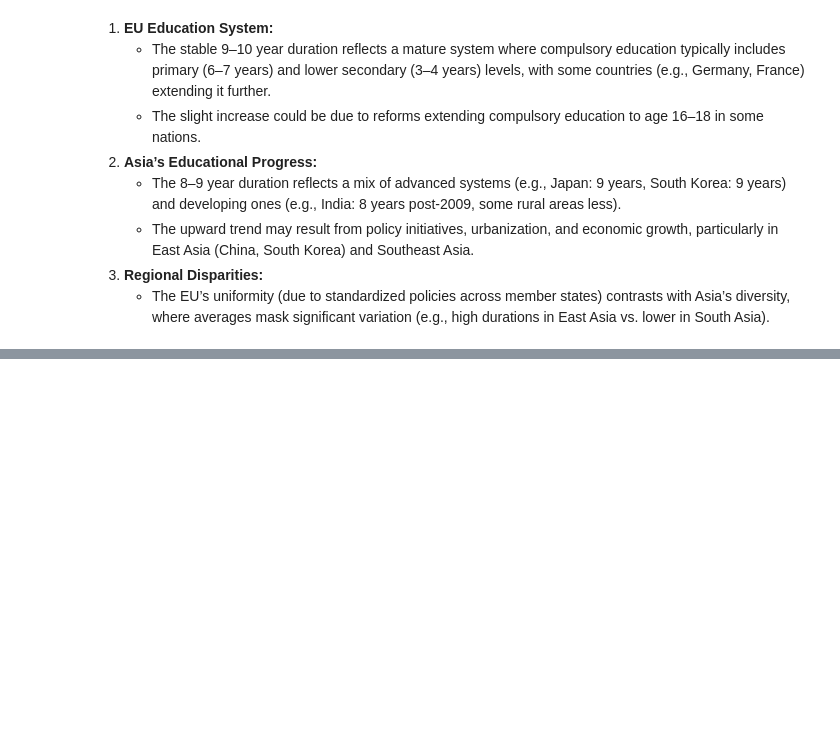
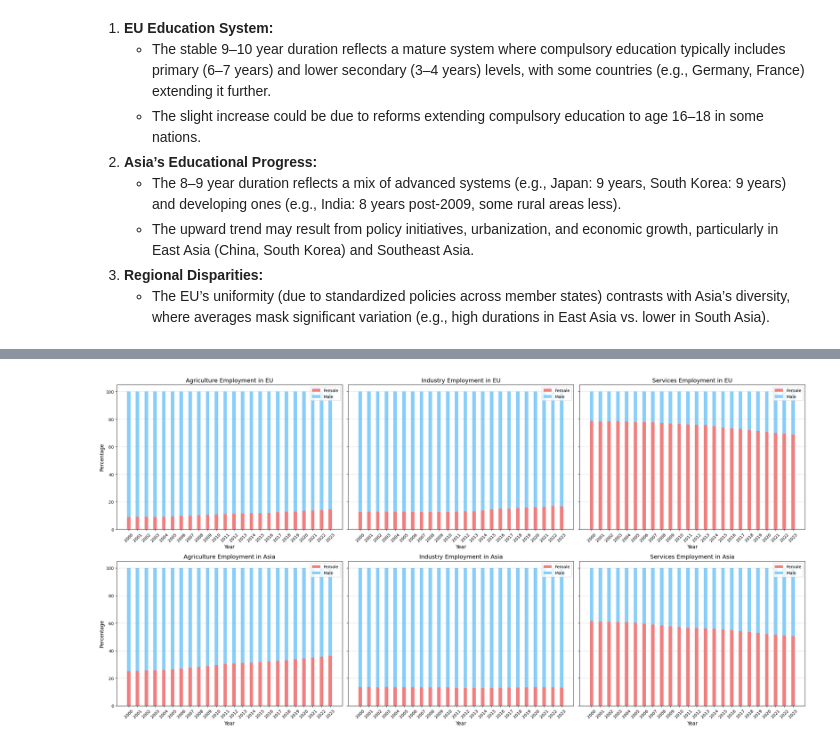
Before and after one commit to truongthuankiet1990gmailcom/Data-Visualization-HW2, a Jupyter notebook: 22127224_22127254.ipynb, the cells around one changed output, grey strips where cells are left out. Drawn from its saved outputs; the diff is of its cells as text; code cells hidden in the pictures; blank space fills up the shorter version.

```diff
--- a/22127224_22127254.ipynb
+++ b/22127224_22127254.ipynb
@@ -757,0 +815,90 @@ plt.show()
+# %%
+female_cols = ['Female Employment in Agriculture(%)', 'Female Employment in Industry(%)', 'Female Employment in Services(%)']
+avg_percentages_asia_female_by_year = Asia_df.groupby('Year')[female_cols].mean()
+avg_percentages_eu_female_by_year = EU_df.groupby('Year')[female_cols].mean()
+avg_percentages_asia_female_by_year['Male Employment in Agriculture(%)'] = 100 - avg_percentages_asia_female_by_year['Female Employment in Agriculture(%)']
+avg_percentages_asia_female_by_year['Male Employment in Industry(%)'] = 100 - avg_percentages_asia_female_by_year['Female Employment in Industry(%)']
+avg_percentages_asia_female_by_year['Male Employment in Services(%)'] = 100 - avg_percentages_asia_female_by_year['Female Employment in Services(%)']
+
+avg_percentages_eu_female_by_year['Male Employment in Agriculture(%)'] = 100 - avg_percentages_eu_female_by_year['Female Employment in Agriculture(%)']
+avg_percentages_eu_female_by_year['Male Employment in Industry(%)'] = 100 - avg_percentages_eu_female_by_year['Female Employment in Industry(%)']
+avg_percentages_eu_female_by_year['Male Employment in Services(%)'] = 100 - avg_percentages_eu_female_by_year['Female Employment in Services(%)']
+
+fig, axes = plt.subplots(2, 3, figsize=(24, 12), sharey=True)  # 2 rows, 3 columns
+
+bar_width = 0.4
+years_eu = np.array(EU_df['Year'].unique())
+years_asia = np.array(Asia_df['Year'].unique())
+
+# EU - Agriculture
+axes[0, 0].bar(years_eu, avg_percentages_eu_female_by_year['Female Employment in Agriculture(%)'], width=bar_width, label='Female', color='lightcoral')
+axes[0, 0].bar(years_eu, avg_percentages_eu_female_by_year['Male Employment in Agriculture(%)'], width=bar_width, label='Male', color='lightskyblue',
+                bottom=avg_percentages_eu_female_by_year['Female Employment in Agriculture(%)'])
+axes[0, 0].set_title('Agriculture Employment in EU', fontsize=14)
+axes[0, 0].set_xlabel('Year', fontsize=12)
+axes[0, 0].set_ylabel('Percentage', fontsize=12)
+axes[0, 0].set_xticks(years_eu)
+axes[0, 0].tick_params(axis='x', rotation=45)
+axes[0, 0].legend(loc='upper right')
+axes[0, 0].grid(axis='y', linestyle="--", alpha=0.6)
+
+# EU - Industry
+axes[0, 1].bar(years_eu, avg_percentages_eu_female_by_year['Female Employment in Industry(%)'], width=bar_width, label='Female', color='lightcoral')
+axes[0, 1].bar(years_eu, avg_percentages_eu_female_by_year['Male Employment in Industry(%)'], width=bar_width, label='Male', color='lightskyblue',
+                bottom=avg_percentages_eu_female_by_year['Female Employment in Industry(%)'])
+axes[0, 1].set_title('Industry Employment in EU', fontsize=14)
+axes[0, 1].set_xlabel('Year', fontsize=12)
+axes[0, 1].set_xticks(years_eu)
+axes[0, 1].tick_params(axis='x', rotation=45)
+axes[0, 1].legend(loc='upper right')
+axes[0, 1].grid(axis='y', linestyle="--", alpha=0.6)
+
+# EU - Services
+axes[0, 2].bar(years_eu, avg_percentages_eu_female_by_year['Female Employment in Services(%)'], width=bar_width, label='Female', color='lightcoral')
+axes[0, 2].bar(years_eu, avg_percentages_eu_female_by_year['Male Employment in Services(%)'], width=bar_width, label='Male', color='lightskyblue',
+                bottom=avg_percentages_eu_female_by_year['Female Employment in Services(%)'])
+axes[0, 2].set_title('Services Employment in EU', fontsize=14)
+axes[0, 2].set_xlabel('Year', fontsize=12)
+axes[0, 2].set_xticks(years_eu)
+axes[0, 2].tick_params(axis='x', rotation=45)
+axes[0, 2].legend(loc='upper right')
+axes[0, 2].grid(axis='y', linestyle="--", alpha=0.6)
+
+# ASIA - Agriculture
+axes[1, 0].bar(years_asia, avg_percentages_asia_female_by_year['Female Employment in Agriculture(%)'], width=bar_width, label='Female', color='lightcoral')
+axes[1, 0].bar(years_asia, avg_percentages_asia_female_by_year['Male Employment in Agriculture(%)'], width=bar_width, label='Male', color='lightskyblue',
+                bottom=avg_percentages_asia_female_by_year['Female Employment in Agriculture(%)'])
+axes[1, 0].set_title('Agriculture Employment in Asia', fontsize=14)
+axes[1, 0].set_xlabel('Year', fontsize=12)
+axes[1, 0].set_ylabel('Percentage', fontsize=12)
+axes[1, 0].set_xticks(years_asia)
+axes[1, 0].tick_params(axis='x', rotation=45)
+axes[1, 0].legend(loc='upper right')
+axes[1, 0].grid(axis='y', linestyle="--", alpha=0.6)
+
+# ASIA - Industry
+axes[1, 1].bar(years_asia, avg_percentages_asia_female_by_year['Female Employment in Industry(%)'], width=bar_width, label='Female', color='lightcoral')
+axes[1, 1].bar(years_asia, avg_percentages_asia_female_by_year['Male Employment in Industry(%)'], width=bar_width, label='Male', color='lightskyblue',
+                bottom=avg_percentages_asia_female_by_year['Female Employment in Industry(%)'])
+axes[1, 1].set_title('Industry Employment in Asia', fontsize=14)
+axes[1, 1].set_xlabel('Year', fontsize=12)
+axes[1, 1].set_xticks(years_asia)
+axes[1, 1].tick_params(axis='x', rotation=45)
+axes[1, 1].legend(loc='upper right')
+axes[1, 1].grid(axis='y', linestyle="--", alpha=0.6)
+
+# ASIA - Services
+axes[1, 2].bar(years_asia, avg_percentages_asia_female_by_year['Female Employment in Services(%)'], width=bar_width, label='Female', color='lightcoral')
+axes[1, 2].bar(years_asia, avg_percentages_asia_female_by_year['Male Employment in Services(%)'], width=bar_width, label='Male', color='lightskyblue',
+                bottom=avg_percentages_asia_female_by_year['Female Employment in Services(%)'])
+axes[1, 2].set_title('Services Employment in Asia', fontsize=14)
+axes[1, 2].set_xlabel('Year', fontsize=12)
+axes[1, 2].set_xticks(years_asia)
+axes[1, 2].tick_params(axis='x', rotation=45)
+axes[1, 2].legend(loc='upper right')
+axes[1, 2].grid(axis='y', linestyle="--", alpha=0.6)
+
+plt.tight_layout()
+plt.show()
+# %% [output]
+[figure, added]
```
Also changed, not shown: parts of 16 cells of this notebook.
